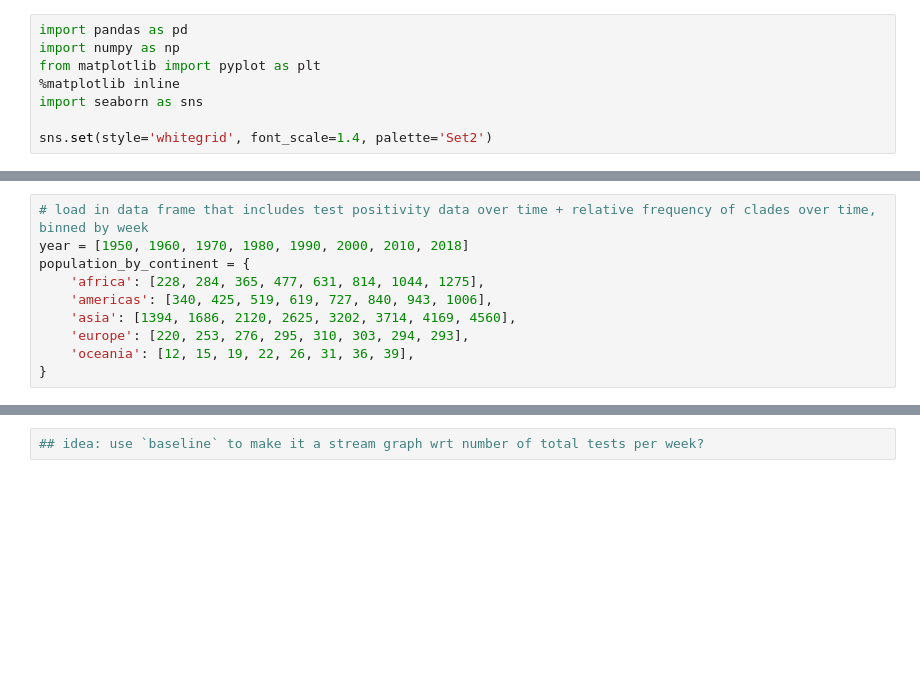
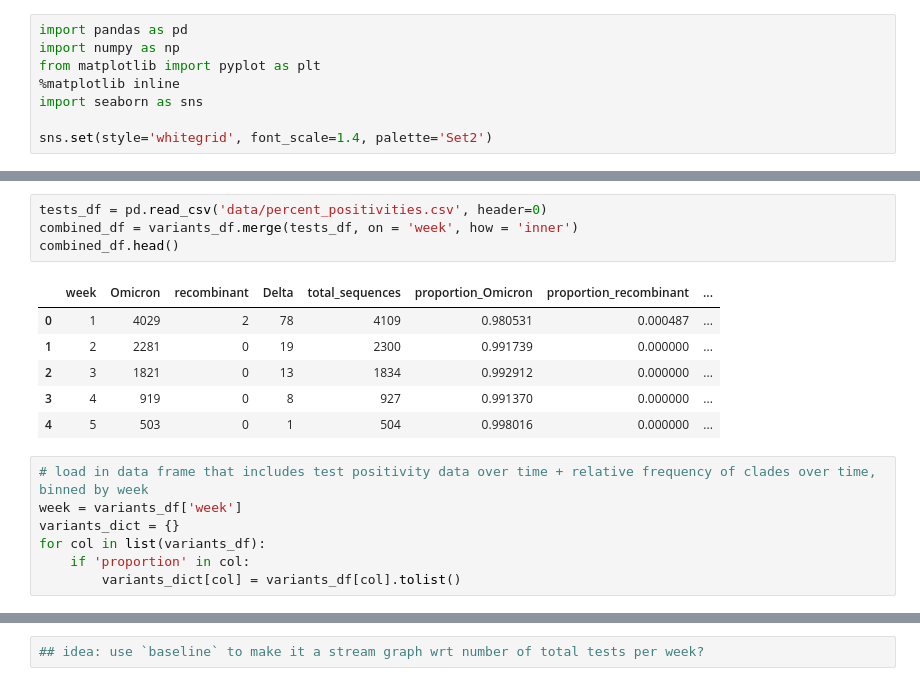
Before and after one commit to NCBI-Codeathons/beyond-phylogenies-team2, a Jupyter notebook: variant_freqs_vs_continuous_metrics.ipynb, the cells around one changed output, grey strips where cells are left out. Drawn from its saved outputs; the diff is of its cells as text; blank space fills up the shorter version.

```diff
--- a/variant_freqs_vs_continuous_metrics.ipynb
+++ b/variant_freqs_vs_continuous_metrics.ipynb
@@ -9,13 +61,21 @@ sns.set(style='whitegrid', font_scale=1.4, palette='Set2')
+# %%
+tests_df = pd.read_csv('data/percent_positivities.csv', header=0)
+combined_df = variants_df.merge(tests_df, on = 'week', how = 'inner')
+combined_df.head()
+# %% [output]
+|  | week | Omicron | recombinant | Delta | total_sequences | proportion_Omicron | proportion_recombinant | ... |
+| 0 | 1 | 4029 | 2 | 78 | 4109 | 0.980531 | 0.000487 | ... |
+| 1 | 2 | 2281 | 0 | 19 | 2300 | 0.991739 | 0.000000 | ... |
+| 2 | 3 | 1821 | 0 | 13 | 1834 | 0.992912 | 0.000000 | ... |
+| 3 | 4 | 919 | 0 | 8 | 927 | 0.991370 | 0.000000 | ... |
+| 4 | 5 | 503 | 0 | 1 | 504 | 0.998016 | 0.000000 | ... |
 # %%
 # load in data frame that includes test positivity data over time + relative frequency of clades over time, binned by week
-year = [1950, 1960, 1970, 1980, 1990, 2000, 2010, 2018]
-population_by_continent = {
-    'africa': [228, 284, 365, 477, 631, 814, 1044, 1275],
-    'americas': [340, 425, 519, 619, 727, 840, 943, 1006],
-    'asia': [1394, 1686, 2120, 2625, 3202, 3714, 4169, 4560],
-    'europe': [220, 253, 276, 295, 310, 303, 294, 293],
-    'oceania': [12, 15, 19, 22, 26, 31, 36, 39],
-}
+week = variants_df['week']
+variants_dict = {}
+for col in list(variants_df):
+    if 'proportion' in col:
+        variants_dict[col] = variants_df[col].tolist()
 # %%
 fig, ax = plt.subplots(figsize=(6,4))
 ## feed in binned dates (weekly) in place of 'year'
```
Also changed, not shown: parts of 4 cells of this notebook.
